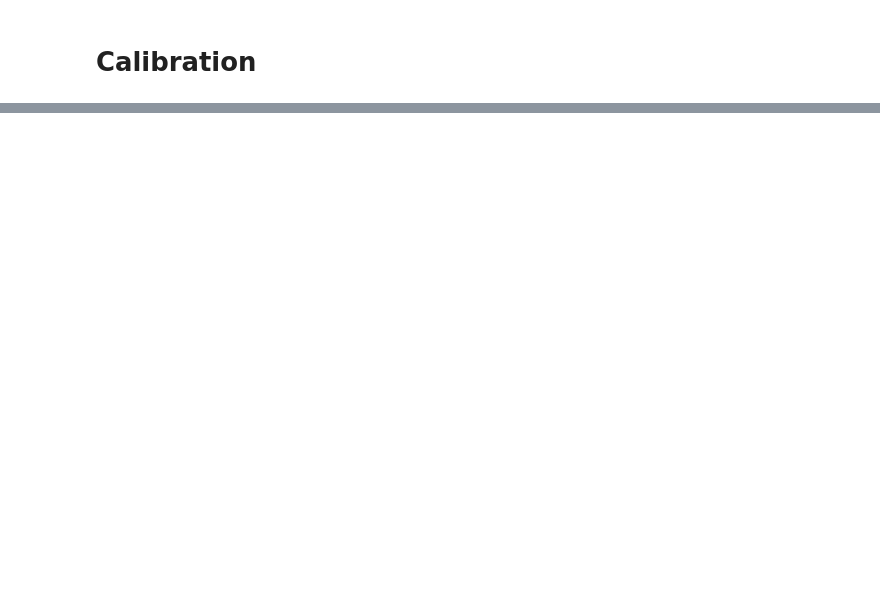
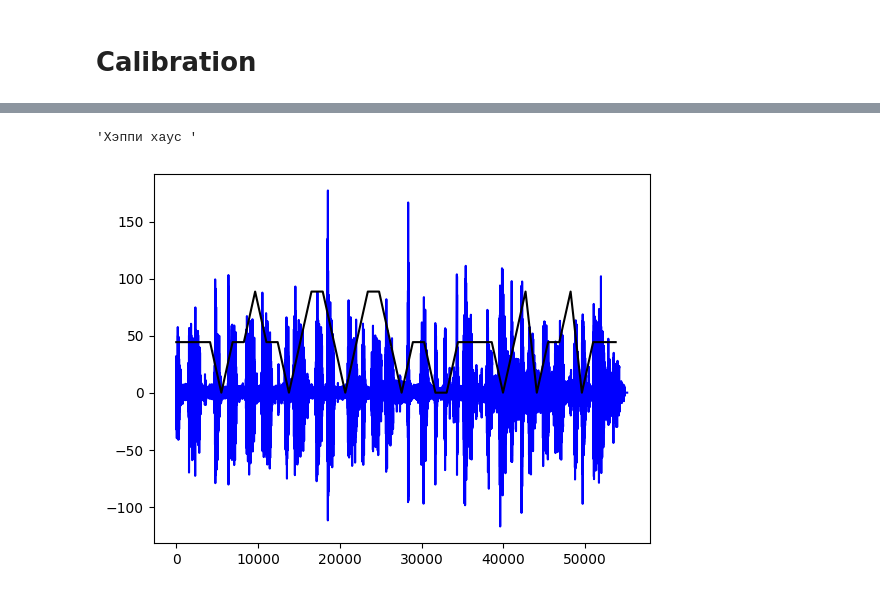
Before and after one commit to mgfallen/morse-with-callibri, a Jupyter notebook: core/calibration_research.ipynb, the cells around one changed output, grey strips where cells are left out. Cells and saved outputs as stored; diff of their text form; code cells hidden in the pictures; blank space fills up the shorter version.

```diff
--- a/core/calibration_research.ipynb
+++ b/core/calibration_research.ipynb
@@ -330,0 +263,21 @@ def data_to_morse(data: list[float],
+# %%
+file_name = '/Users/st2/Desktop/Repositories/morse-with-callibri/core/test_data/мама мыла раму/260424200650165.edf'
+with pyedflib.EdfReader(file_name) as f:
+    data = f.readSignal(0)
+    SAMPLING_FREQUENCY = f.getSampleFrequency(0)
+CALIBRATION_CODE = '.... ..-.. .--. .--. ..  .... .- ..- ...'.replace('.', '*')
+CALIBRATION_TRANSLATION = translate_from_morse(CALIBRATION_CODE)
+morse_symbol_to_class = {' ': 0, '*': 1, '-': 2}
+CALIBRATION_CODE_NUM = [morse_symbol_to_class[i] for i in CALIBRATION_CODE]
+CALIBRATION_TRANSLATION
+# %% [output]
+'Хэппи хаус '
+# %%
+#TODO: get noise value of user's callibri and remove it from beginning and end of calibration data. here it is hardcoded
+data = data[2850:]
+# %%
+plt.plot(range(len(data)), data, 'blue')
+plt.plot(list(range(0, len(data), len(data)//len(CALIBRATION_CODE_NUM)))[:-1], [i * np.max(data) / 4 for i in CALIBRATION_CODE_NUM], 'black')
+plt.show()
+# %% [output]
+[figure, added]
```
Also changed, not shown: parts of 42 cells of this notebook, 2 other files.
